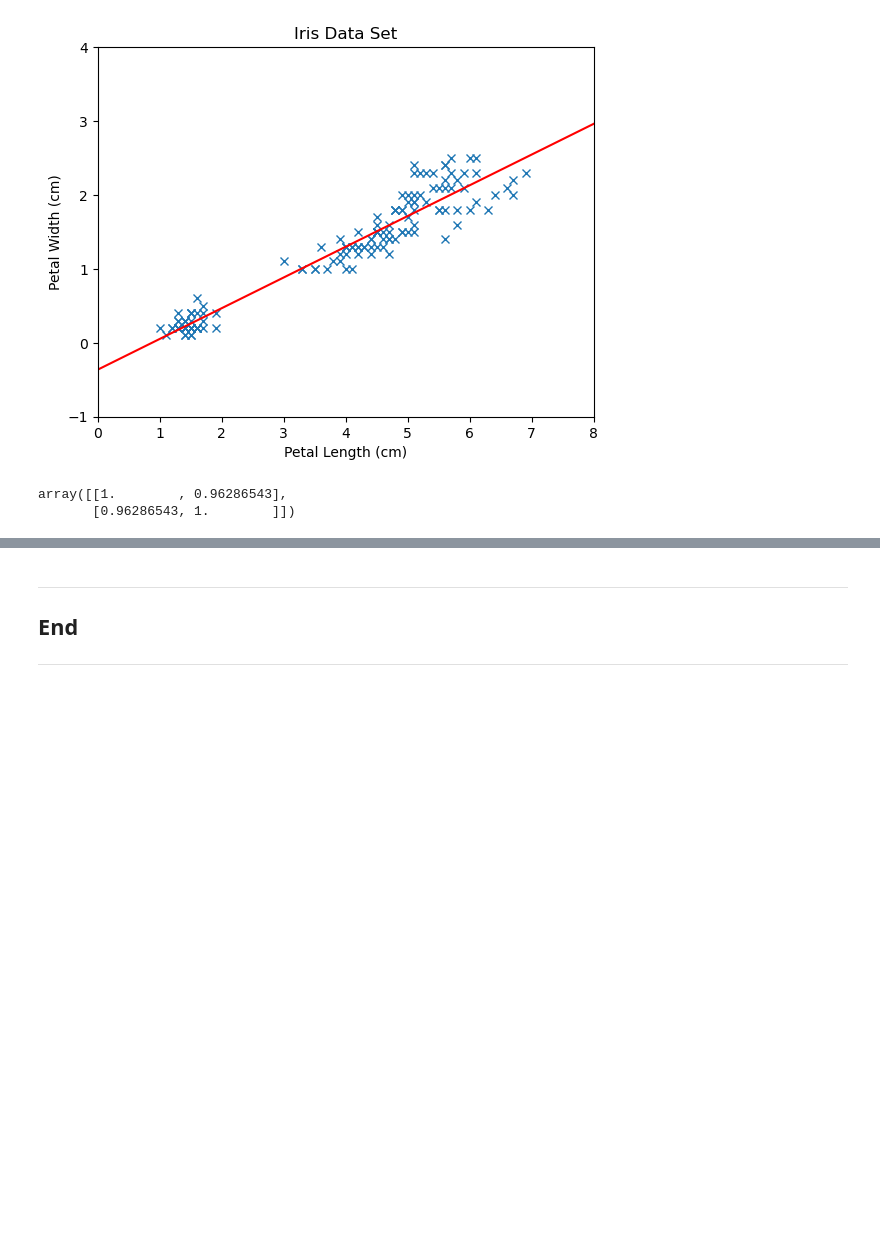
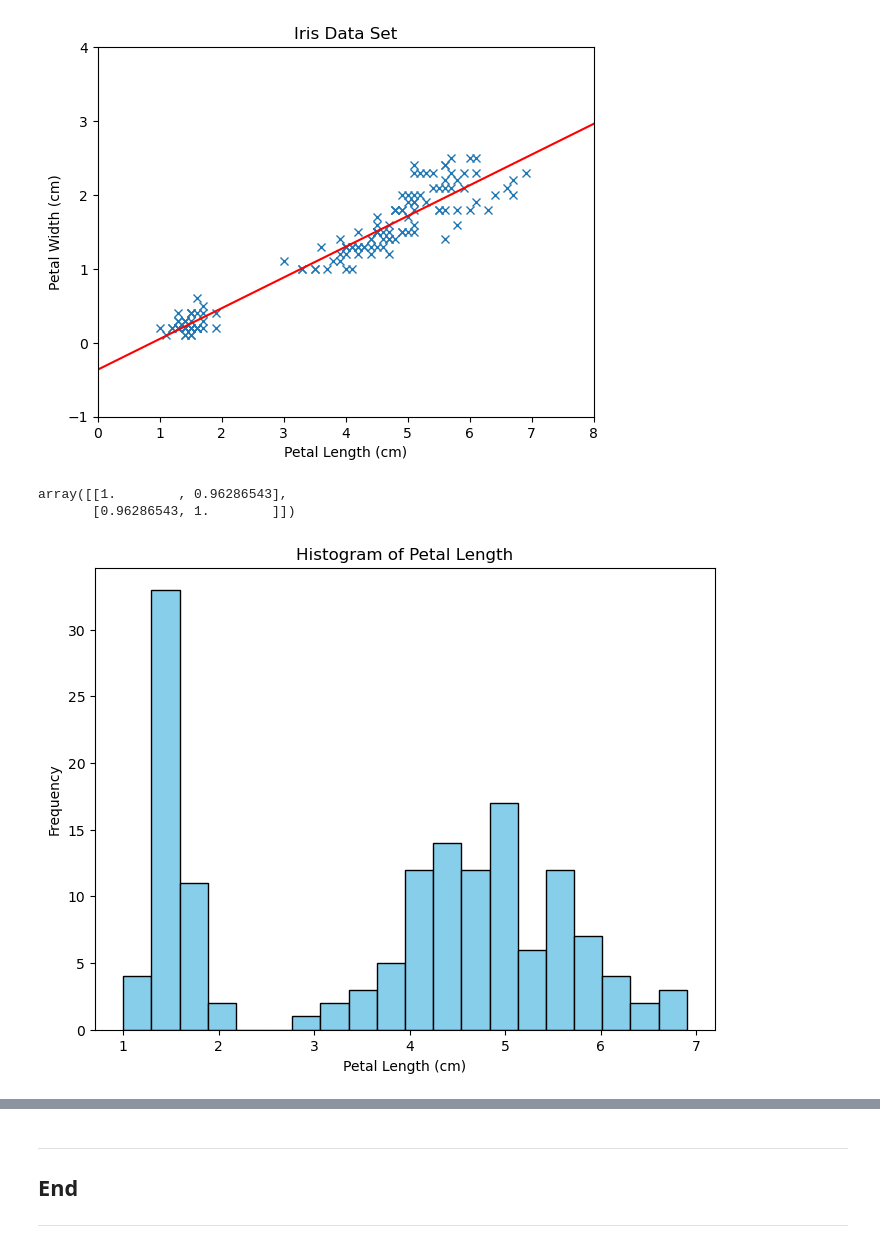
Before and after one commit to coughlo93/pands-project, a Jupyter notebook: iris.ipynb, the cells around one changed output, grey strips where cells are left out. Saved outputs shown, nothing was run; the diff lists cells and outputs as text; code cells hidden in the pictures; blank space fills up the shorter version.

```diff
--- a/iris.ipynb
+++ b/iris.ipynb
@@ -297,3 +297,20 @@ np.corrcoef(plen, pwidth)
 # %% [output]
 array([[1.        , 0.96286543],
        [0.96286543, 1.        ]])
+# %%
+# Histograms
+
+# Variable Plots
+plen = df['petal_length']
+pwidth = df['petal_width'].to_numpy()
+
+# Histogram of Petal Length
+
+plt.figure(figsize=(8, 6))
+plt.hist(plen, bins=20, color='skyblue', edgecolor='black')
+plt.xlabel('Petal Length (cm)')
+plt.ylabel('Frequency')
+plt.title('Histogram of Petal Length')
+plt.show()
+# %% [output]
+[figure, added]
```
Also changed, not shown: parts of 1 cell of this notebook.
